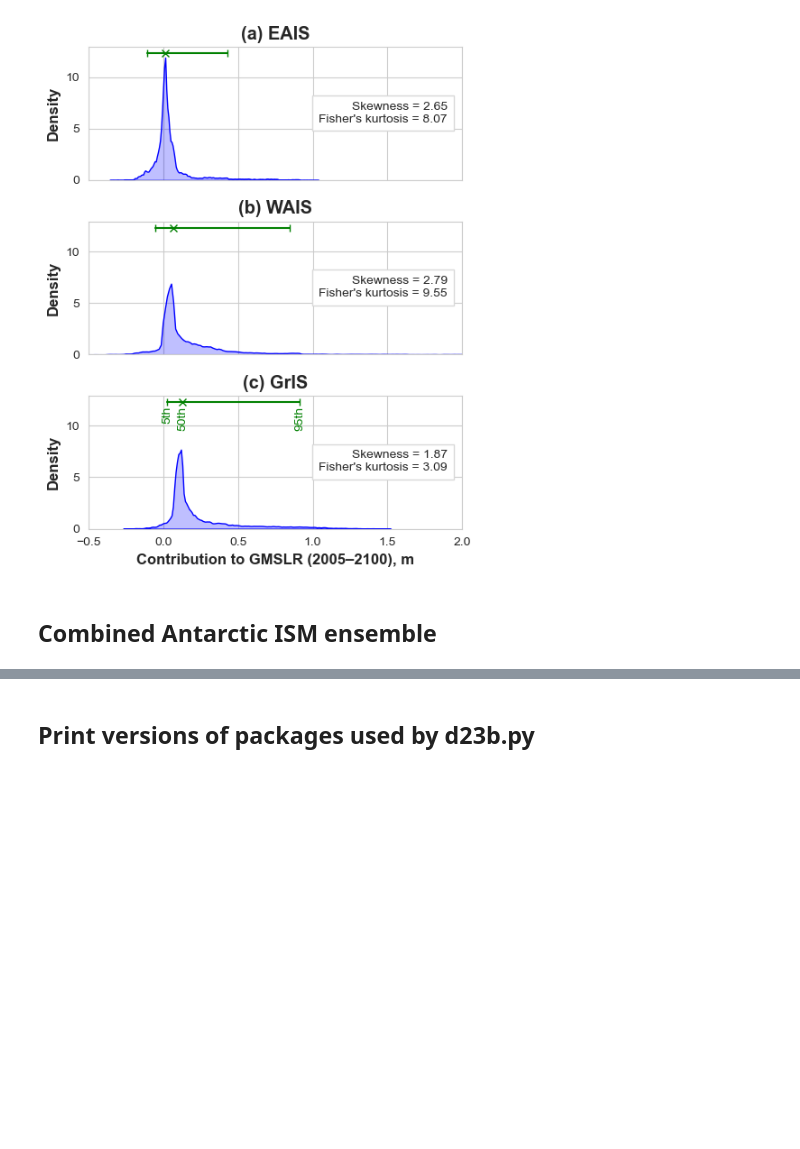
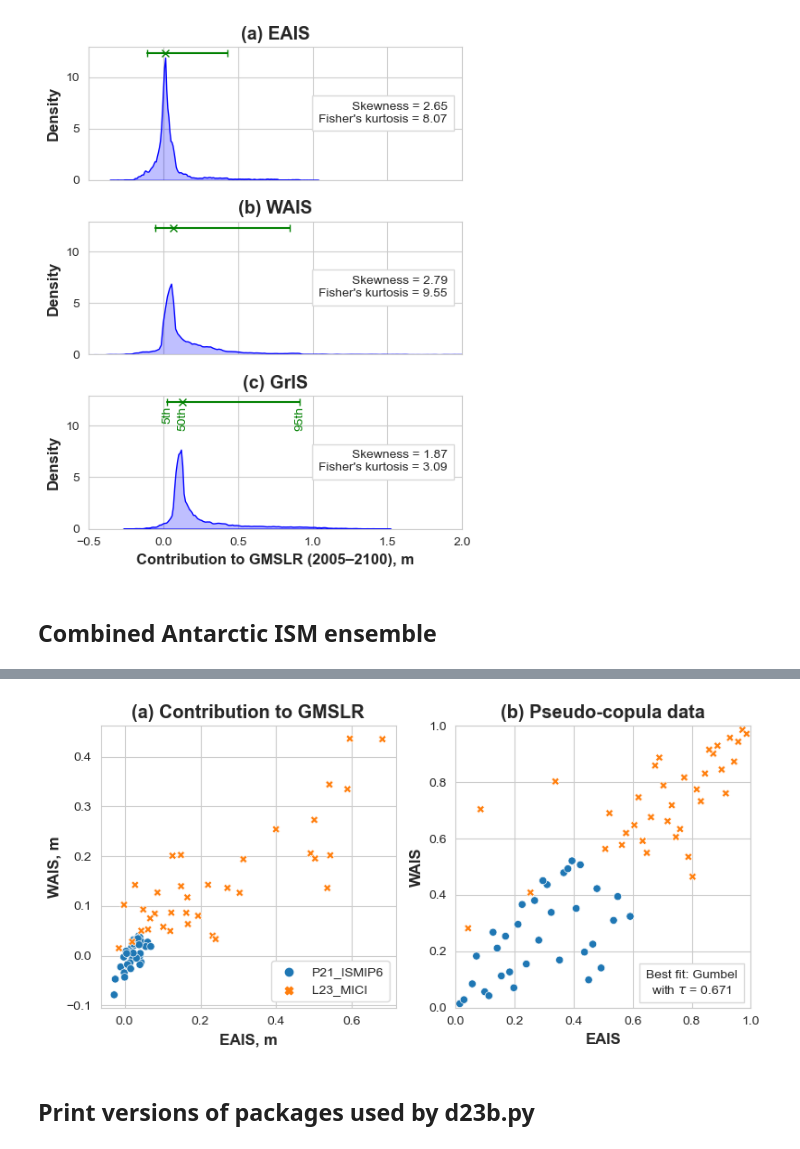
Before and after one commit to grandey/d23b-ice-dependence, a Jupyter notebook: test_d23b.ipynb, the cells around one changed output, grey strips where cells are left out. Saved outputs shown, nothing was run; the diff lists cells and outputs as text; code cells hidden in the pictures; blank space fills up the shorter version.

Commit message:
d23b.py: - fig_ice_sheet_marginals(): return fig, axs. - fig_p21_l23_ism_data(): Plot figure showing combined ISM ensemble WAIS vs EAIS on (a) GMSLR scale and (b) copula scale.

```diff
--- a/test_d23b.ipynb
+++ b/test_d23b.ipynb
@@ -79,3 +79,7 @@ Wall time: 23.5 s
 | 68 | 0.075000 | 0.067500 | L23_MICI | CMIP6_BC_1850-2100 NorESM2-MM |
 | 69 | 0.193900 | 0.313300 | L23_MICI | CMIP6_BC_1850-2100 UKESM1-0-LL |
 70 rows × 4 columns
+# %%
+%%time
+_ = d23b.fig_p21_l23_ism_data(ref_year=2015, target_year=2100)
+# %% [output]
@@ -82,3 +88,4 @@ Wall time: 23.5 s
+[figure, added]
 # %% [markdown]
 ## Print versions of packages used by d23b.py
 # %%
```
Also changed, not shown: parts of 8 cells of this notebook, 1 other file.
